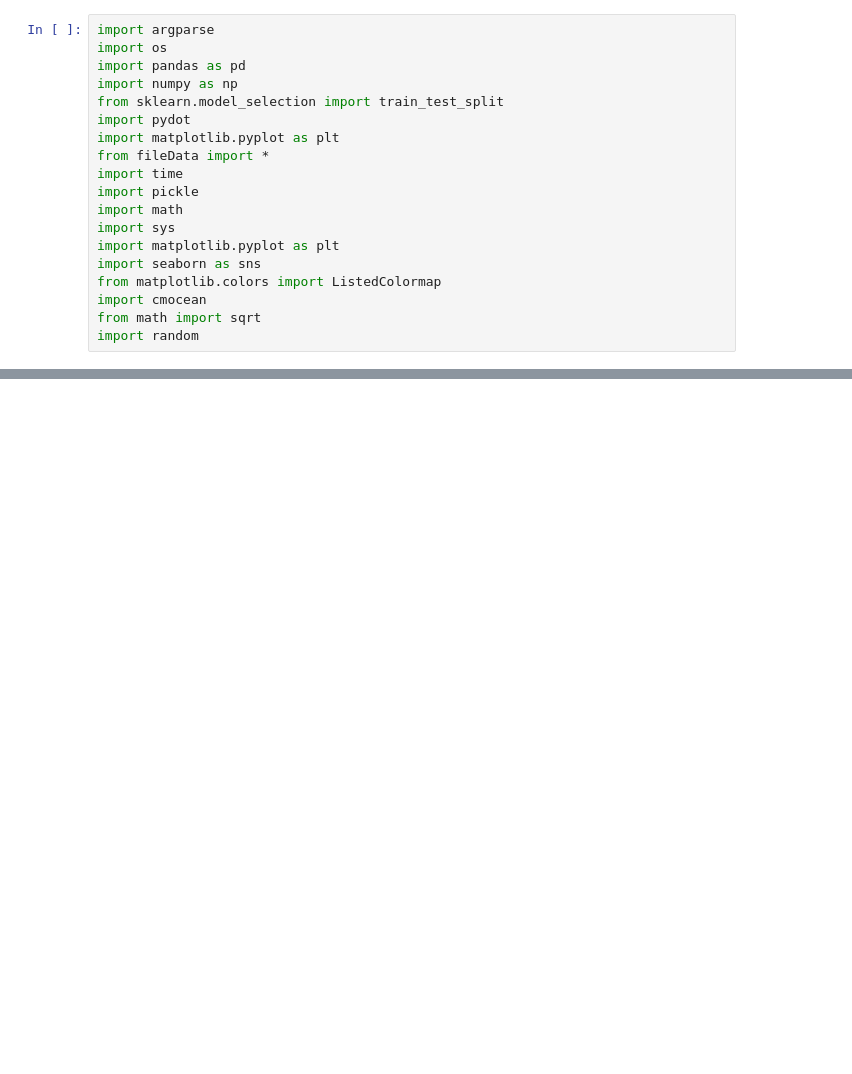
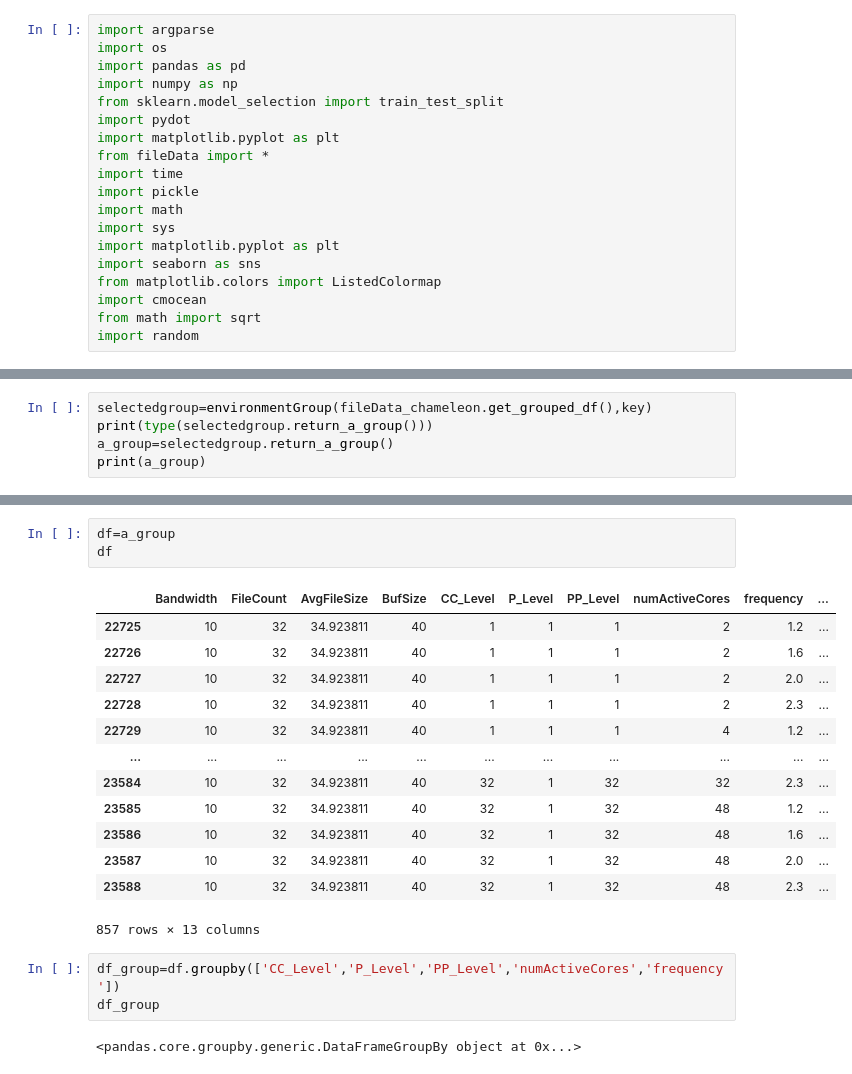
Before and after one commit to jgoldverg/RL_Metric, a Jupyter notebook: codes/driver_code.ipynb, the cells around one changed output, grey strips where cells are left out. Cells and saved outputs as stored; diff of their text form; blank space fills up the shorter version.

Commit message:
added class to get group state, action and throughput, could be used to develop the environment

```diff
--- a/codes/driver_code.ipynb
+++ b/codes/driver_code.ipynb
@@ -74,0 +77,5 @@ key_specific_test_logs
+# %%
+selectedgroup=environmentGroup(fileData_chameleon.get_grouped_df(),key)
+print(type(selectedgroup.return_a_group()))
+a_group=selectedgroup.return_a_group()
+print(a_group)
@@ -74,0 +146,22 @@ key_specific_test_logs
+# %%
+df=a_group
+df
+# %% [output]
+|  | Bandwidth | FileCount | AvgFileSize | BufSize | CC_Level | P_Level | PP_Level | numActiveCores | frequency | ... |
+| 22725 | 10 | 32 | 34.923811 | 40 | 1 | 1 | 1 | 2 | 1.2 | ... |
+| 22726 | 10 | 32 | 34.923811 | 40 | 1 | 1 | 1 | 2 | 1.6 | ... |
+| 22727 | 10 | 32 | 34.923811 | 40 | 1 | 1 | 1 | 2 | 2.0 | ... |
+| 22728 | 10 | 32 | 34.923811 | 40 | 1 | 1 | 1 | 2 | 2.3 | ... |
+| 22729 | 10 | 32 | 34.923811 | 40 | 1 | 1 | 1 | 4 | 1.2 | ... |
+| ... | ... | ... | ... | ... | ... | ... | ... | ... | ... | ... |
+| 23584 | 10 | 32 | 34.923811 | 40 | 32 | 1 | 32 | 32 | 2.3 | ... |
+| 23585 | 10 | 32 | 34.923811 | 40 | 32 | 1 | 32 | 48 | 1.2 | ... |
+| 23586 | 10 | 32 | 34.923811 | 40 | 32 | 1 | 32 | 48 | 1.6 | ... |
+| 23587 | 10 | 32 | 34.923811 | 40 | 32 | 1 | 32 | 48 | 2.0 | ... |
+| 23588 | 10 | 32 | 34.923811 | 40 | 32 | 1 | 32 | 48 | 2.3 | ... |
+857 rows × 13 columns
+# %%
+df_group=df.groupby(['CC_Level','P_Level','PP_Level','numActiveCores','frequency'])
+df_group
+# %% [output]
+<pandas.core.groupby.generic.DataFrameGroupBy object at 0x...>
```
Also changed, not shown: parts of 8 cells of this notebook, 2 other files.
